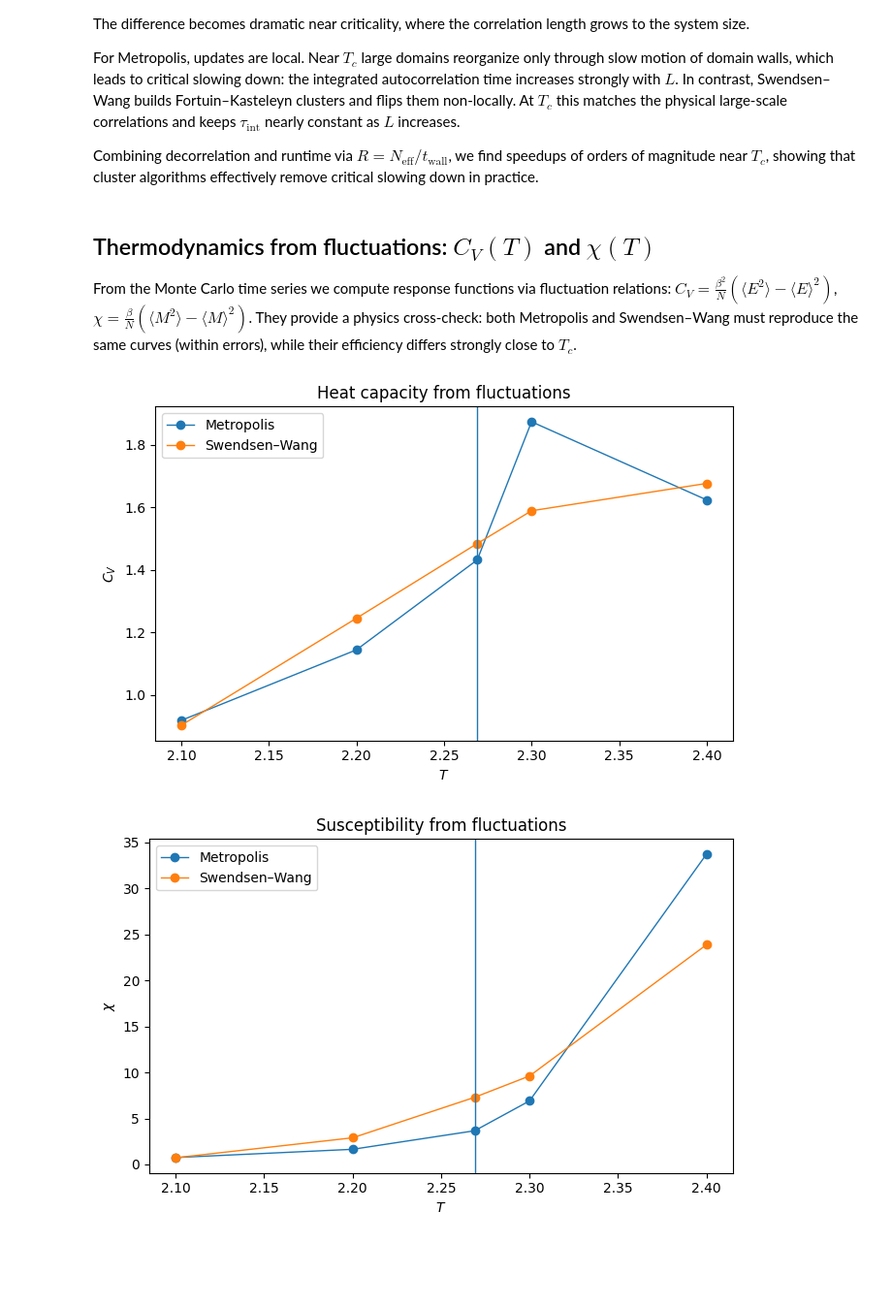
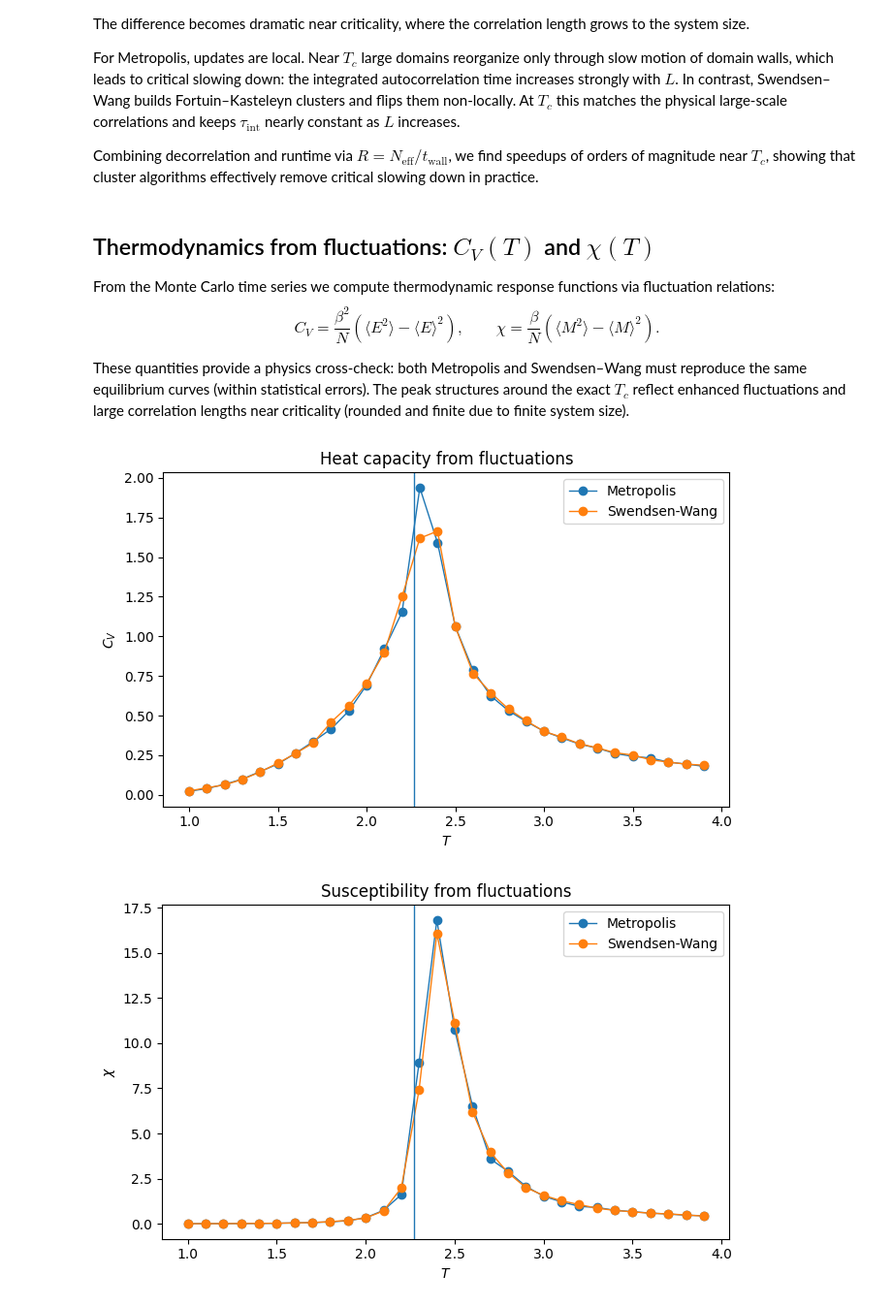
Before and after one commit to TimurHolikov/monte-carlo-methods, a Jupyter notebook: Final project/ising.ipynb, the cells around one changed output. Shown at 97% size. Cells and saved outputs as stored; diff of their text form; code cells hidden in the pictures; blank space fills up the shorter version.

```diff
--- a/Final project/ising.ipynb
+++ b/Final project/ising.ipynb
@@ -266,6 +270,7 @@ def run_metropolis(
     E = np.empty(n_meas)
     E_raw = np.empty(n_meas)
     M_raw = np.empty(n_meas)
+    absM_raw = np.empty(n_meas)
 
     m = np.empty(n_meas)
     abs_m = np.empty(n_meas)
@@ -282,10 +287,10 @@ def run_metropolis(
 
         E_raw[t] = obs["E"]
         M_raw[t] = obs["M"]
-
         E[t] = obs["E_density"]
         m[t] = obs["m"]
         abs_m[t] = obs["abs_m"]
+        absM_raw[t] = abs(obs["M"])
 
         if t in snap_set:
             meas_snaps[t] = spins.copy()
@@ -302,6 +307,7 @@ def run_metropolis(
         "N": int(N),
         "E_raw": E_raw,
         "M_raw": M_raw,
+        "absM_raw": absM_raw,
         "abs_m": abs_m,
         "acc": acc,
         "time_unit": "sweep",
@@ -501,6 +507,7 @@ def run_sw(
     E = np.empty(n_meas)
     E_raw = np.empty(n_meas)
     M_raw = np.empty(n_meas)
+    absM_raw = np.empty(n_meas)
 
     m = np.empty(n_meas)
     abs_m = np.empty(n_meas)
@@ -528,7 +535,7 @@ def run_sw(
 
         E_raw[t] = obs["E"]
         M_raw[t] = obs["M"]
-
+        absM_raw[t] = abs(obs["M"])
         E[t] = obs["E_density"]
         m[t] = obs["m"]
         abs_m[t] = obs["abs_m"]
@@ -544,6 +551,7 @@ def run_sw(
     out["N"] = int(N)
     out["E_raw"] = E_raw
     out["M_raw"] = M_raw
+    out["absM_raw"] = absM_raw
     out["abs_m"] = abs_m
 
     if cluster_stats:
@@ -1374,22 +1378,26 @@ orders of magnitude near $T_c$, showing that cluster algorithms effectively remo
 # %% [markdown]
 ## Thermodynamics from fluctuations: $C_V(T)$ and $\chi(T)$
 
-From the Monte Carlo time series we compute response functions via fluctuation relations:
-$C_V = \frac{\beta^2}{N}\left(\langle E^2\rangle - \langle E\rangle^2\right)$,
-$\chi = \frac{\beta}{N}\left(\langle M^2\rangle - \langle M\rangle^2\right)$.
-They provide a physics cross-check: both Metropolis and Swendsen–Wang must reproduce the same curves (within errors),
-while their efficiency differs strongly close to $T_c$.
+From the Monte Carlo time series we compute thermodynamic response functions via fluctuation relations:
+$$
+C_V = \frac{\beta^2}{N}\left(\langle E^2\rangle - \langle E\rangle^2\right),\qquad
+\chi = \frac{\beta}{N}\left(\langle M^2\rangle - \langle M\rangle^2\right).
+$$
+
+These quantities provide a physics cross-check: both Metropolis and Swendsen–Wang must reproduce the same equilibrium
+curves (within statistical errors). The peak structures around the exact $T_c$ reflect enhanced fluctuations and
+large correlation lengths near criticality (rounded and finite due to finite system size).
 # %%
 Lx = Ly = 32
-temps = np.arange(2.20, 2.351, 0.01)
+temps = np.arange(1.0, 4.0, 0.1)
 
 summaries, runs = compare_algorithms_at_temperatures(
     temps=temps,
     Lx=Lx, Ly=Ly,
-    n_therm_met=5000, n_meas_met=10000,
-    n_therm_sw=1000,   n_meas_sw=10000,
+    n_therm_met=3500, n_meas_met=8000,
+    n_therm_sw=1000,   n_meas_sw=8000,
     seed=0,
-    h=0.01,
+    h=0.0,
     c=5.0
 )
 
@@ -1401,34 +1409,34 @@ for r in summaries:
         T_met.append(r["T"])
         Cv_met.append(r["Cv"])
         chi_met.append(r["chi"])
     else:
         T_sw.append(r["T"])
         Cv_sw.append(r["Cv"])
         chi_sw.append(r["chi"])
 
 # (1) Cv(T)
 plt.figure(figsize=(6.8, 4.4))
 plt.plot(T_met, Cv_met, marker="o", linewidth=1.0, label="Metropolis")
-plt.plot(T_sw,  Cv_sw,  marker="o", linewidth=1.0, label="Swendsen–Wang")
+plt.plot(T_sw,  Cv_sw,  marker="o", linewidth=1.0, label="Swendsen-Wang")
 plt.axvline(2.269, linewidth=1.0)
 plt.xlabel(r"$T$")
 plt.ylabel(r"$C_V$")
 plt.title(r"Heat capacity from fluctuations")
 plt.legend()
 plt.tight_layout()
 plt.show()
 
 # (2) chi(T)
 plt.figure(figsize=(6.8, 4.4))
 plt.plot(T_met, chi_met, marker="o", linewidth=1.0, label="Metropolis")
-plt.plot(T_sw,  chi_sw,  marker="o", linewidth=1.0, label="Swendsen–Wang")
+plt.plot(T_sw,  chi_sw,  marker="o", linewidth=1.0, label="Swendsen-Wang")
 plt.axvline(2.269, linewidth=1.0)
 plt.xlabel(r"$T$")
 plt.ylabel(r"$\chi$")
 plt.title(r"Susceptibility from fluctuations")
 plt.legend()
 plt.tight_layout()
 plt.show()
 # %% [output]
-[figure, old version]
+[figure, new version]
-[figure, old version]
+[figure, new version]
```
Also changed, not shown: parts of 14 cells of this notebook.
